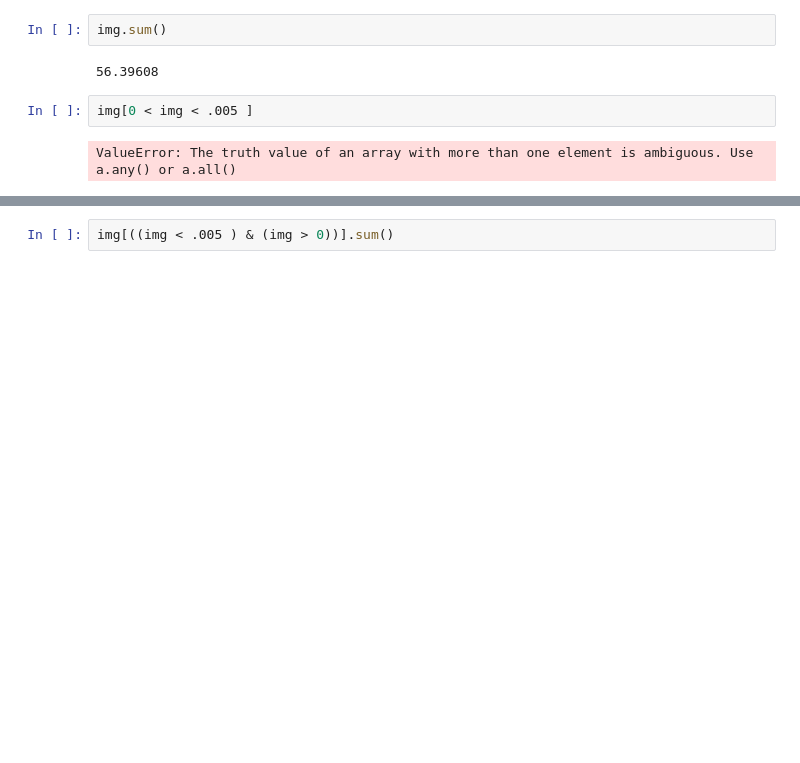
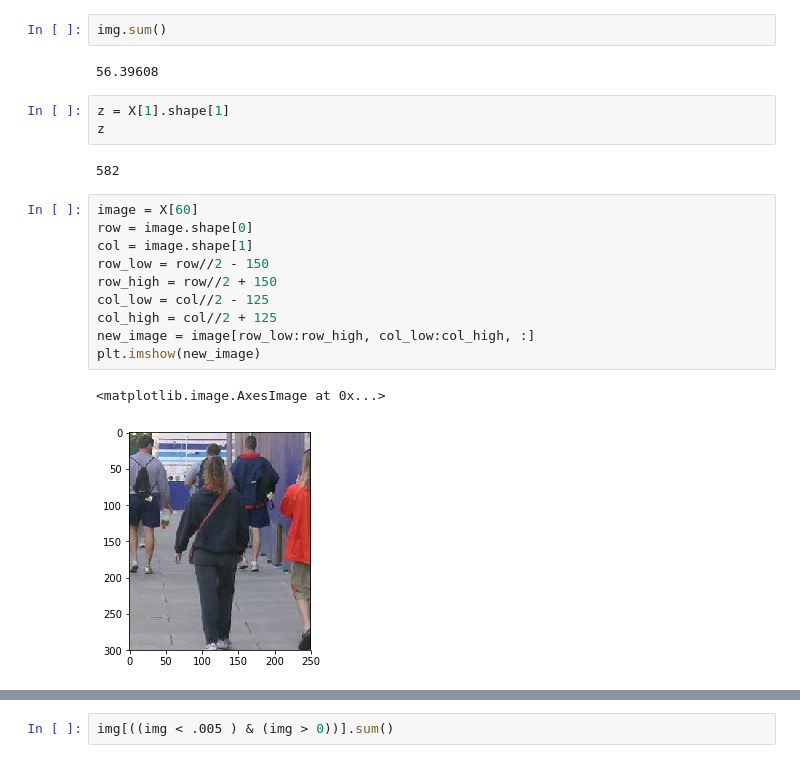
Before and after one commit to porbo/pedestrian_masking, a Jupyter notebook: pedestrian_masking.ipynb, the cells around one changed output, grey strips where cells are left out. Drawn from its saved outputs; the diff is of its cells as text; blank space fills up the shorter version.

```diff
--- a/pedestrian_masking.ipynb
+++ b/pedestrian_masking.ipynb
@@ -55,7 +59,21 @@ np.unique(img, return_counts = True)
 img.sum()
 # %% [output]
 56.39608
-# %%
-img[0 < img < .005 ]
-# %% [output]
-ValueError: The truth value of an array with more than one element is ambiguous. Use a.any() or a.all()
+# %%
+z = X[1].shape[1]
+z
+# %% [output]
+582
+# %%
+image = X[60]
+row = image.shape[0]
+col = image.shape[1]
+row_low = row//2 - 150
+row_high = row//2 + 150
+col_low = col//2 - 125
+col_high = col//2 + 125
+new_image = image[row_low:row_high, col_low:col_high, :]
+plt.imshow(new_image)
+# %% [output]
+<matplotlib.image.AxesImage at 0x...>
+[figure, added]
```
Also changed, not shown: parts of 9 cells of this notebook.
